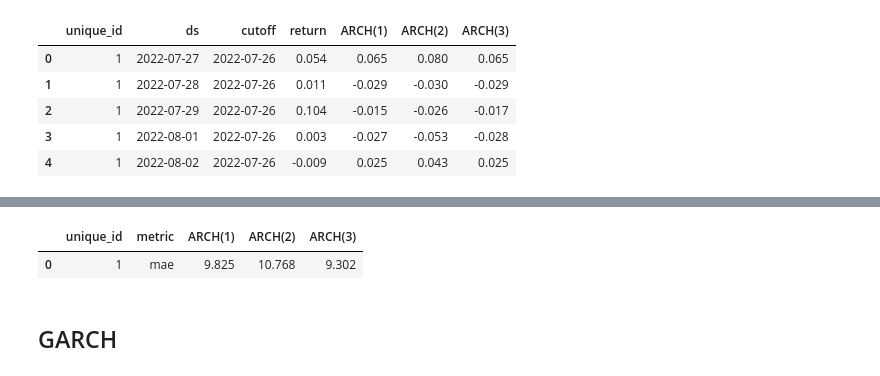
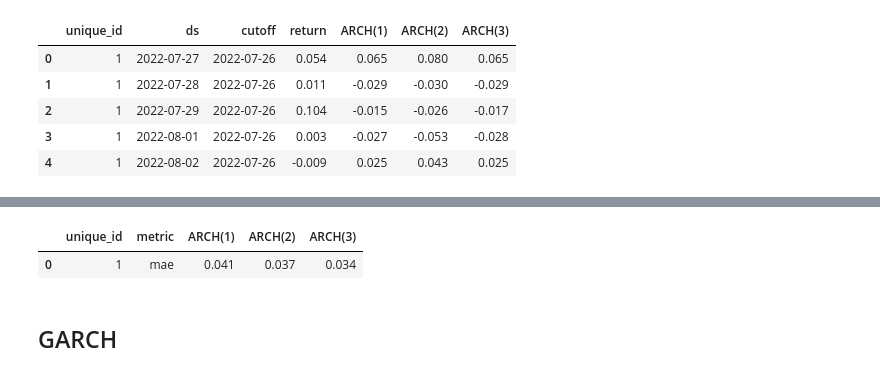
Before and after one commit to marcopeix/bitbang_tscourse, a Jupyter notebook: 05_session5.ipynb, the cells around one changed output, grey strips where cells are left out. Saved outputs shown, nothing was run; the diff lists cells and outputs as text; code cells hidden in the pictures.

```diff
--- a/05_session5.ipynb
+++ b/05_session5.ipynb
@@ -138,6 +138,3 @@ cv_df.head()
 | 2 | 1 | 2022-07-29 | 2022-07-26 | 0.104 | -0.015 | -0.026 | -0.017 |
 | 3 | 1 | 2022-08-01 | 2022-07-26 | 0.003 | -0.027 | -0.053 | -0.028 |
 | 4 | 1 | 2022-08-02 | 2022-07-26 | -0.009 | 0.025 | 0.043 | 0.025 |
-# %%
-cv_df = cv_df.merge(df[['ds', 'y']], on='ds', how='left')
-cv_df.head()
@@ -156,5 +140,0 @@ np.float64(120.970001)
-# %%
-cv_df['ARCH(1)'] = initial_value * (1+cv_df['ARCH(1)']).cumprod()
-cv_df['ARCH(2)'] = initial_value * (1+cv_df['ARCH(2)']).cumprod()
-cv_df['ARCH(3)'] = initial_value * (1+cv_df['ARCH(3)']).cumprod()
-cv_df.head()
@@ -184,10 +157,10 @@ plt.tight_layout()
 # %%
-eval_df = cv_df.drop(['ds', 'cutoff', 'return'], axis=1)
-evaluation = evaluate(df=eval_df, metrics=[mae])
+eval_df = cv_df.drop(['ds', 'cutoff'], axis=1)
+evaluation = evaluate(df=eval_df, metrics=[mae], target_col='return')
 evaluation
 # %% [output]
 |  | unique_id | metric | ARCH(1) | ARCH(2) | ARCH(3) |
-| 0 | 1 | mae | 9.825 | 10.768 | 9.302 |
+| 0 | 1 | mae | 0.041 | 0.037 | 0.034 |
 # %% [markdown]
 ## GARCH
 # %%
```
Also changed, not shown: parts of 9 cells of this notebook.
